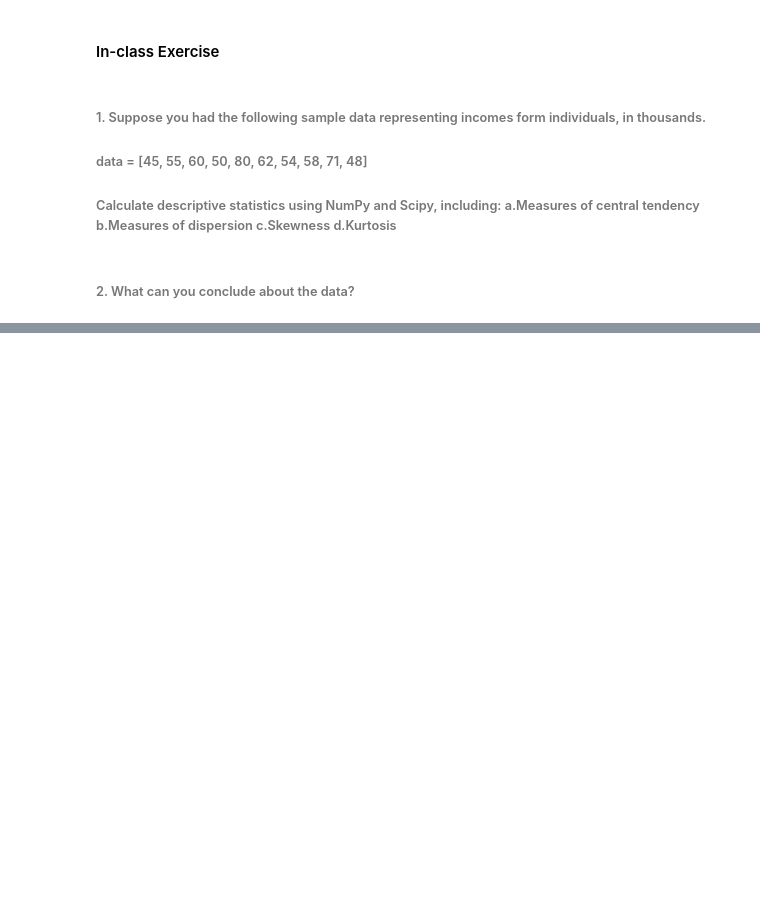
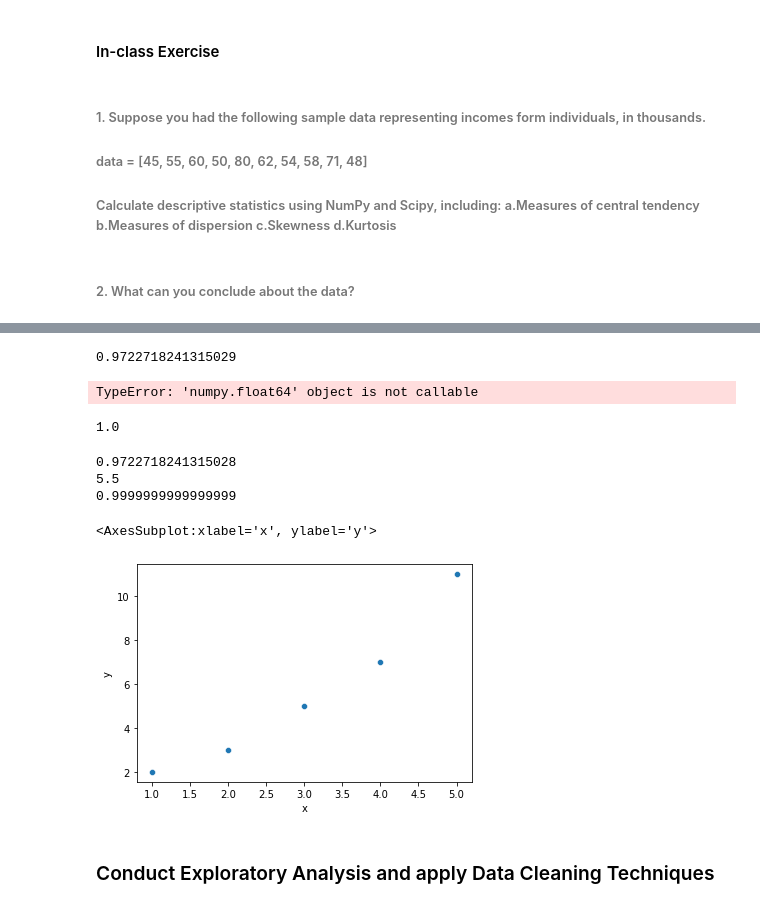
Before and after one commit to GoldenSnow-Xue/schulich_data_science, a Jupyter notebook: MBAN 6110/Review for Midterm.ipynb, the cells around one changed output, grey strips where cells are left out. Saved outputs shown, nothing was run; the diff lists cells and outputs as text; code cells hidden in the pictures; blank space fills up the shorter version.

```diff
--- a/MBAN 6110/Review for Midterm.ipynb
+++ b/MBAN 6110/Review for Midterm.ipynb
@@ -213,0 +243,65 @@ range
+# %%
+x = [1, 2, 3, 4, 5]
+y = [2, 3, 5, 7, 11]
+# %%
+def pearson_correlation(x, y):
+    n = len(x)
+    sum_x = float(sum(x))
+    sum_y = float(sum(y))
+    sum_x_sq = sum(xi*xi for xi in x)
+    sum_y_sq = sum(yi*yi for yi in y)
+    psum = sum(xi*yi for xi, yi in zip(x, y))
+    num = psum - (sum_x * sum_y/n)
+    den = pow((sum_x_sq - pow(sum_x, 2) / n) * (sum_y_sq - pow(sum_y, 2) / n), 0.5)
+    if den == 0: return 0
+    return num / den
+print(pearson_correlation(x, y))
+# %% [output]
+0.9722718241315029
+# %%
+# Covariance
+
+def covariance(x, y):
+    n = len(x)
+    return sum((a - mean(x)) * (b - mean(y)) for a, b in zip(x, y)) / (n - 1)
+
+print(covariance(x, y))
+# %% [output]
+TypeError: 'numpy.float64' object is not callable
+# %%
+# Spearman's Correlation:
+
+def spearman_correlation(x, y):
+    x_rank = [sorted(x).index(i) for i in x]
+    y_rank = [sorted(y).index(i) for i in y]
+    return pearson_correlation(x_rank, y_rank)
+
+print(spearman_correlation(x, y))  # Output: 1.0
+# %% [output]
+1.0
+# %%
+import numpy as np
+
+print(np.corrcoef(x, y)[0, 1])
+print(np.cov(x, y)[0, 1])
+
+# Spearman's Correlation using SciPy:
+from scipy.stats import spearmanr
+
+print(spearmanr(x, y).correlation)
+# %% [output]
+0.9722718241315028
+5.5
+0.9999999999999999
+# %%
+data = pd.DataFrame({
+    'x': x,
+    'y': y
+})
+
+sns.scatterplot(data=data, x='x', y='y')
+# %% [output]
+<AxesSubplot:xlabel='x', ylabel='y'>
+[figure, added]
+# %% [markdown]
+### Conduct Exploratory Analysis and apply Data Cleaning Techniques
```
Also changed, not shown: parts of 8 cells of this notebook, 1 other file.
